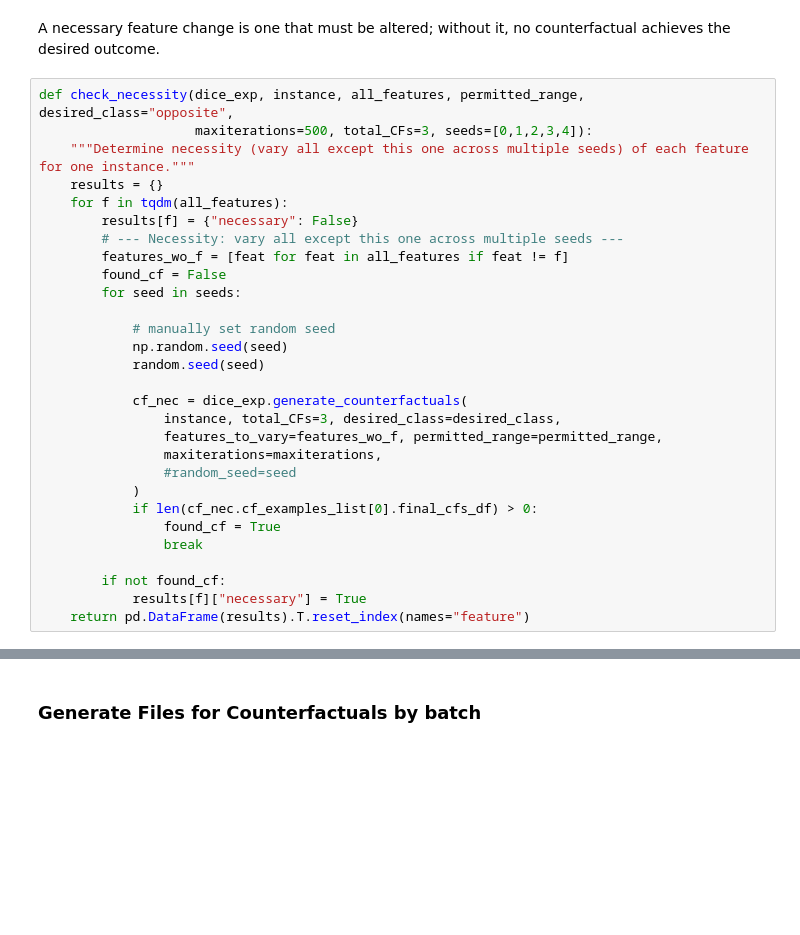
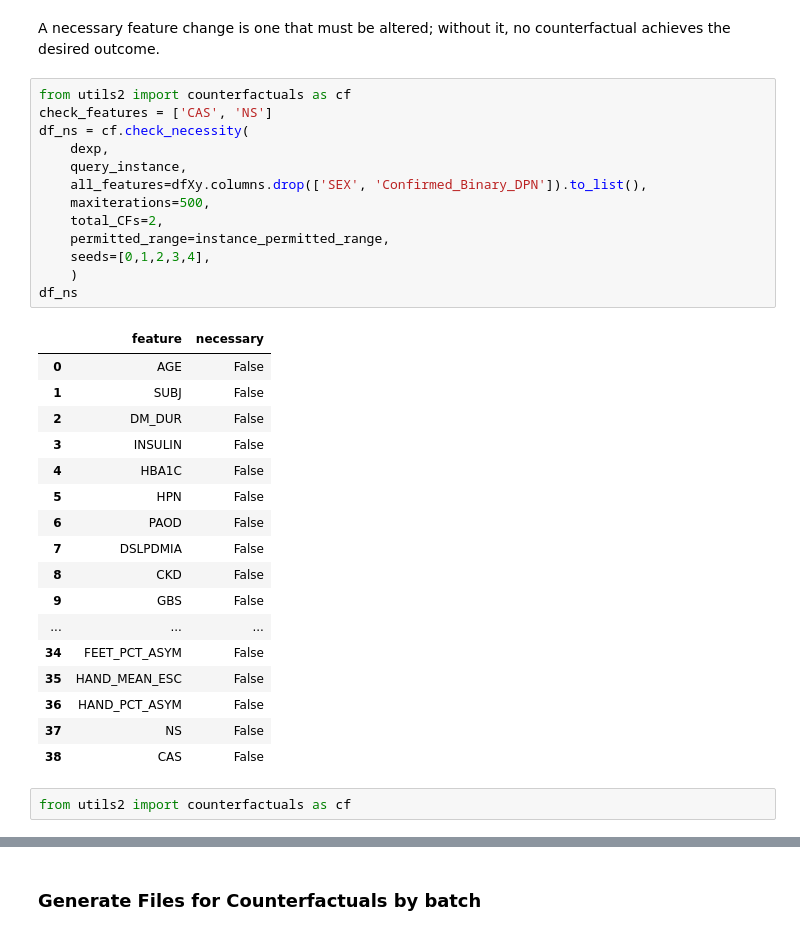
Before and after one commit to acbriza/dpn2026, a Jupyter notebook: module/counterfactuals.ipynb, the cells around one changed output, grey strips where cells are left out. Drawn from its saved outputs; the diff is of its cells as text; blank space fills up the shorter version.

Commit message:
add check_necessity with check_necessity_edited (with bug)

```diff
--- a/module/counterfactuals.ipynb
+++ b/module/counterfactuals.ipynb
@@ -469,33 +456,37 @@ df_s
 #### Necessity
 # %% [markdown]
 A necessary feature change is one that must be altered; without it, no counterfactual achieves the desired outcome.
-# %%
-def check_necessity(dice_exp, instance, all_features, permitted_range, desired_class="opposite",
-                    maxiterations=500, total_CFs=3, seeds=[0,1,2,3,4]):
-    """Determine necessity (vary all except this one across multiple seeds) of each feature for one instance."""
-    results = {}
-    for f in tqdm(all_features):
-        results[f] = {"necessary": False}
-        # --- Necessity: vary all except this one across multiple seeds ---
-        features_wo_f = [feat for feat in all_features if feat != f]
-        found_cf = False
-        for seed in seeds:
-
-            # manually set random seed
-            np.random.seed(seed)
-            random.seed(seed)
-
-            cf_nec = dice_exp.generate_counterfactuals(
-                instance, total_CFs=3, desired_class=desired_class,
-                features_to_vary=features_wo_f, permitted_range=permitted_range,
-                maxiterations=maxiterations,
-                #random_seed=seed
-            )
-            if len(cf_nec.cf_examples_list[0].final_cfs_df) > 0:
-                found_cf = True
-                break
-
-        if not found_cf:
-            results[f]["necessary"] = True
-    return pd.DataFrame(results).T.reset_index(names="feature")
+# %%
+from utils2 import counterfactuals as cf
+check_features = ['CAS', 'NS']
+df_ns = cf.check_necessity(
+    dexp,
+    query_instance,
+    all_features=dfXy.columns.drop(['SEX', 'Confirmed_Binary_DPN']).to_list(),
+    maxiterations=500,
+    total_CFs=2,
+    permitted_range=instance_permitted_range,
+    seeds=[0,1,2,3,4],
+    )
+df_ns
+# %% [output]
+|  | feature | necessary |
+| 0 | AGE | False |
+| 1 | SUBJ | False |
+| 2 | DM_DUR | False |
+| 3 | INSULIN | False |
+| 4 | HBA1C | False |
+| 5 | HPN | False |
+| 6 | PAOD | False |
+| 7 | DSLPDMIA | False |
+| 8 | CKD | False |
+| 9 | GBS | False |
+| ... | ... | ... |
+| 34 | FEET_PCT_ASYM | False |
+| 35 | HAND_MEAN_ESC | False |
+| 36 | HAND_PCT_ASYM | False |
+| 37 | NS | False |
+| 38 | CAS | False |
+# %%
+from utils2 import counterfactuals as cf
 # %%
```
Also changed, not shown: parts of 4 cells of this notebook, 1 other file.
